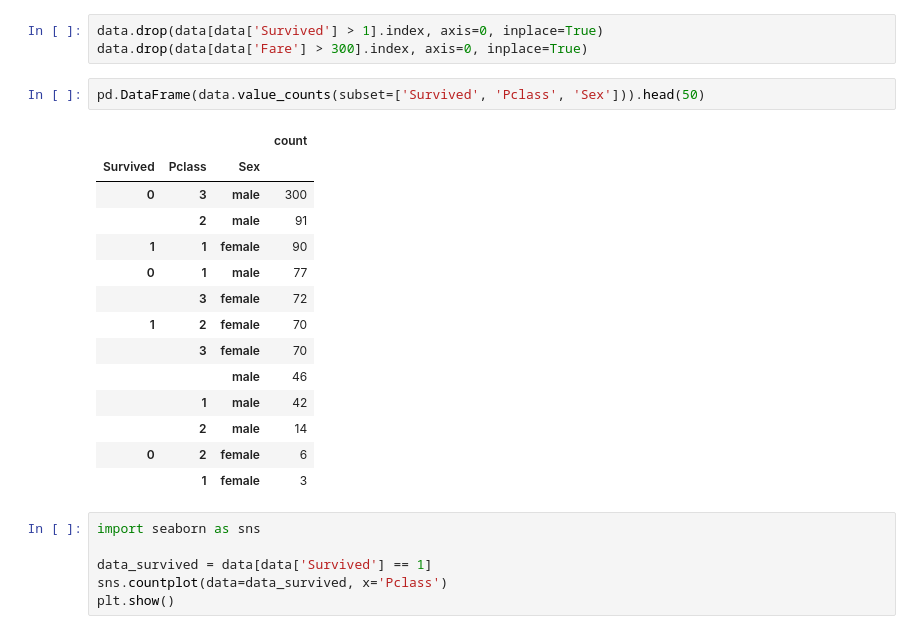
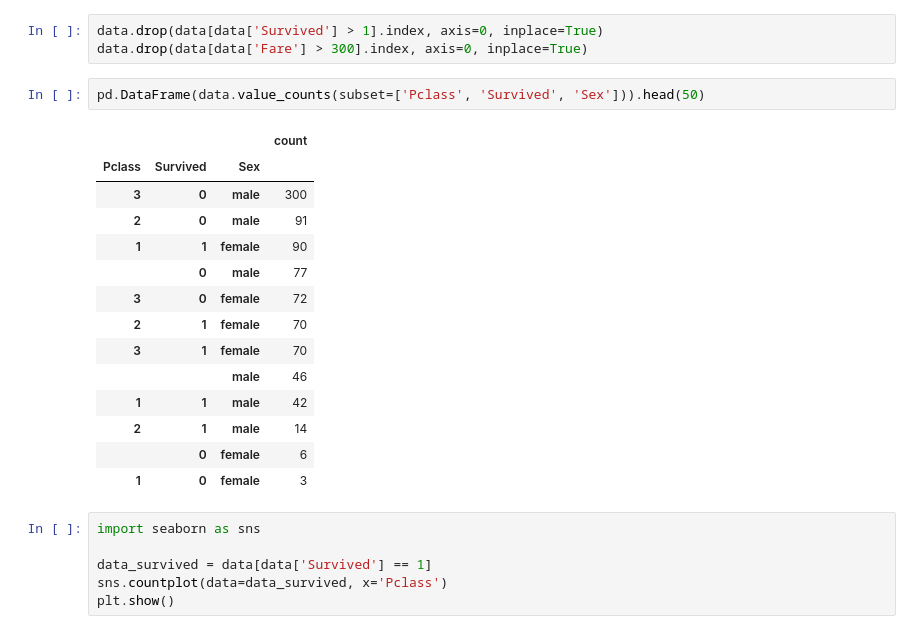
Before and after one commit to archimage-wiz/DS_ModelsParametersModule1, a Jupyter notebook: 05DataQualityProblem/hw.ipynb, the cells around one changed output. Saved outputs shown, nothing was run; the diff lists cells and outputs as text.

```diff
--- a/05DataQualityProblem/hw.ipynb
+++ b/05DataQualityProblem/hw.ipynb
@@ -158,22 +158,22 @@ data[data['Survived'] > 1]
 data.drop(data[data['Survived'] > 1].index, axis=0, inplace=True)
 data.drop(data[data['Fare'] > 300].index, axis=0, inplace=True)
 # %%
-pd.DataFrame(data.value_counts(subset=['Survived', 'Pclass', 'Sex'])).head(50)
+pd.DataFrame(data.value_counts(subset=['Pclass', 'Survived', 'Sex'])).head(50)
 # %% [output]
 |  |  |  | count |
-| Survived | Pclass | Sex |  |
-| 0 | 3 | male | 300 |
-|  | 2 | male | 91 |
+| Pclass | Survived | Sex |  |
+| 3 | 0 | male | 300 |
+| 2 | 0 | male | 91 |
 | 1 | 1 | female | 90 |
-| 0 | 1 | male | 77 |
-|  | 3 | female | 72 |
-| 1 | 2 | female | 70 |
-|  | 3 | female | 70 |
+|  | 0 | male | 77 |
+| 3 | 0 | female | 72 |
+| 2 | 1 | female | 70 |
+| 3 | 1 | female | 70 |
 |  |  | male | 46 |
-|  | 1 | male | 42 |
-|  | 2 | male | 14 |
-| 0 | 2 | female | 6 |
-|  | 1 | female | 3 |
+| 1 | 1 | male | 42 |
+| 2 | 1 | male | 14 |
+|  | 0 | female | 6 |
+| 1 | 0 | female | 3 |
 # %%
 import seaborn as sns
 
```
